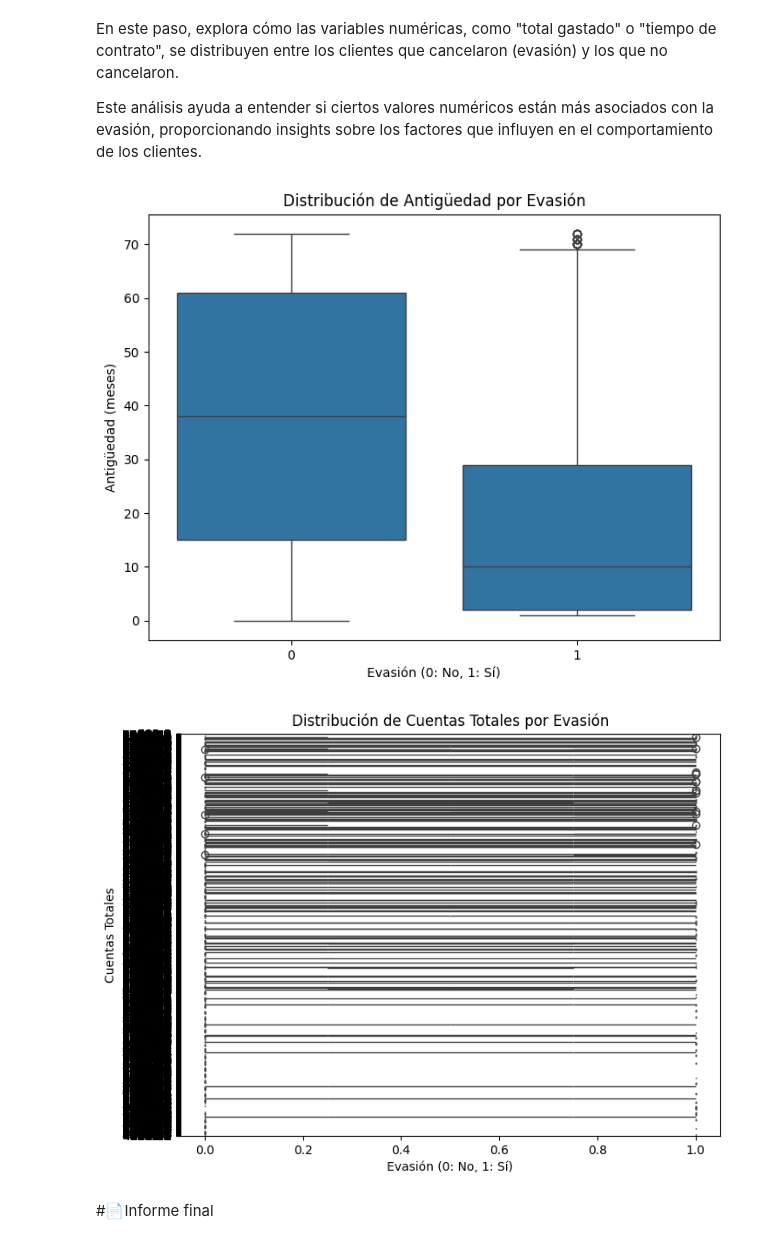
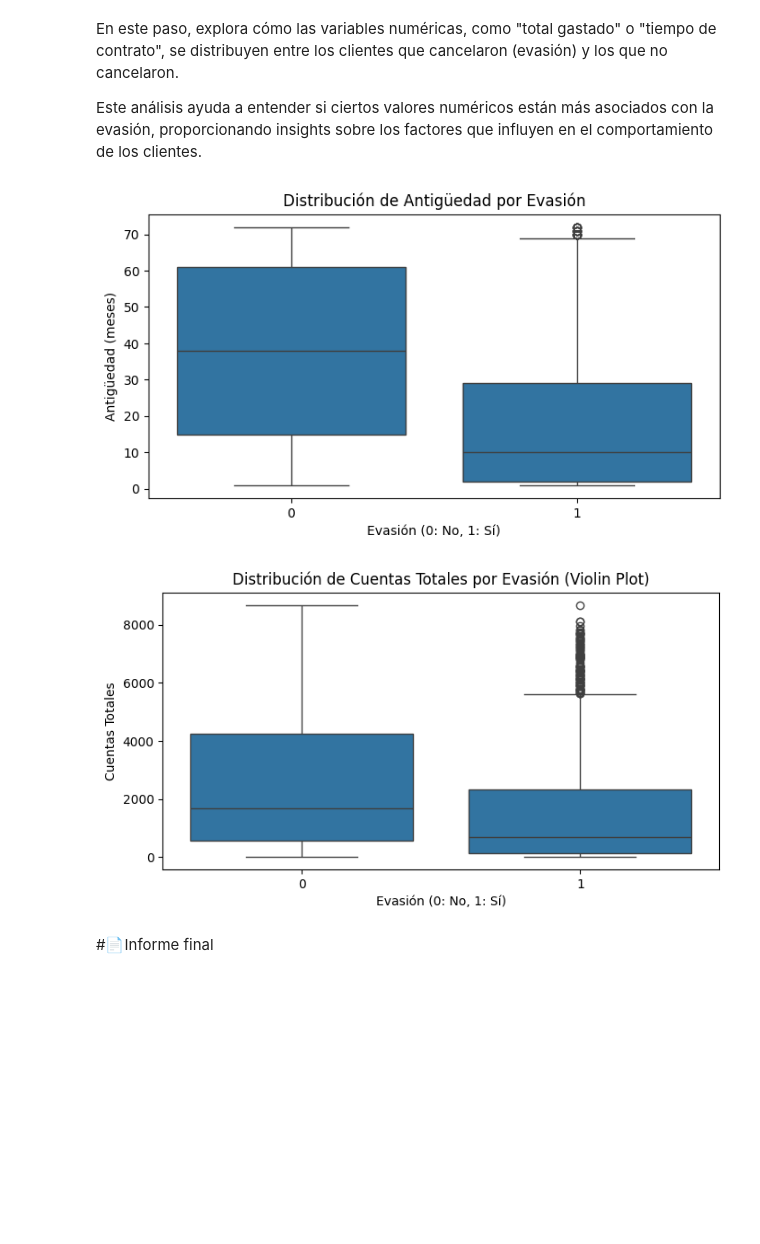
Before and after one commit to MarteDevs/challenge2-data-science-LATAM, a Jupyter notebook: TelecomX_LATAM.ipynb, the cells around one changed output. Drawn from its saved outputs; the diff is of its cells as text; code cells hidden in the pictures; blank space fills up the shorter version.

```diff
--- a/TelecomX_LATAM.ipynb
+++ b/TelecomX_LATAM.ipynb
@@ -403,23 +405,29 @@ En este paso, explora cómo las variables numéricas, como "total gastado" o "ti
 Este análisis ayuda a entender si ciertos valores numéricos están más asociados con la evasión, proporcionando insights sobre los factores que influyen en el comportamiento de los clientes.
 # %%
 # Analyze distribution of 'Antiguedad' by 'Evasion'
-plt.figure(figsize=(8, 6))
+plt.figure(figsize=(8, 4))
 sns.boxplot(x='Evasion', y='Antiguedad', data=df_normalized)
 plt.title('Distribución de Antigüedad por Evasión')
 plt.xlabel('Evasión (0: No, 1: Sí)')
 plt.ylabel('Antigüedad (meses)')
 plt.show()
 # %% [output]
-[figure, old version]
+[figure, new version]
 # %%
-# Analyze distribution of 'Cuentas_Totales' by 'Evasion'
-plt.figure(figsize=(8, 6))
+# Convert 'Cuentas_Totales' to numeric, coercing errors
+df_normalized['Cuentas_Totales'] = pd.to_numeric(df_normalized['Cuentas_Totales'], errors='coerce')
+
+# Drop rows where 'Cuentas_Totales' is NaN after coercion
+df_normalized.dropna(subset=['Cuentas_Totales'], inplace=True)
+
+# Analyze distribution of 'Cuentas_Totales' by 'Evasion' using a violin plot
+plt.figure(figsize=(8, 4))
 sns.boxplot(x='Evasion', y='Cuentas_Totales', data=df_normalized)
-plt.title('Distribución de Cuentas Totales por Evasión')
+plt.title('Distribución de Cuentas Totales por Evasión (Violin Plot)')
 plt.xlabel('Evasión (0: No, 1: Sí)')
 plt.ylabel('Cuentas Totales')
 plt.show()
 # %% [output]
-[figure, old version]
+[figure, new version]
 # %% [markdown]
 #📄Informe final
```
Also changed, not shown: parts of 6 cells of this notebook.
